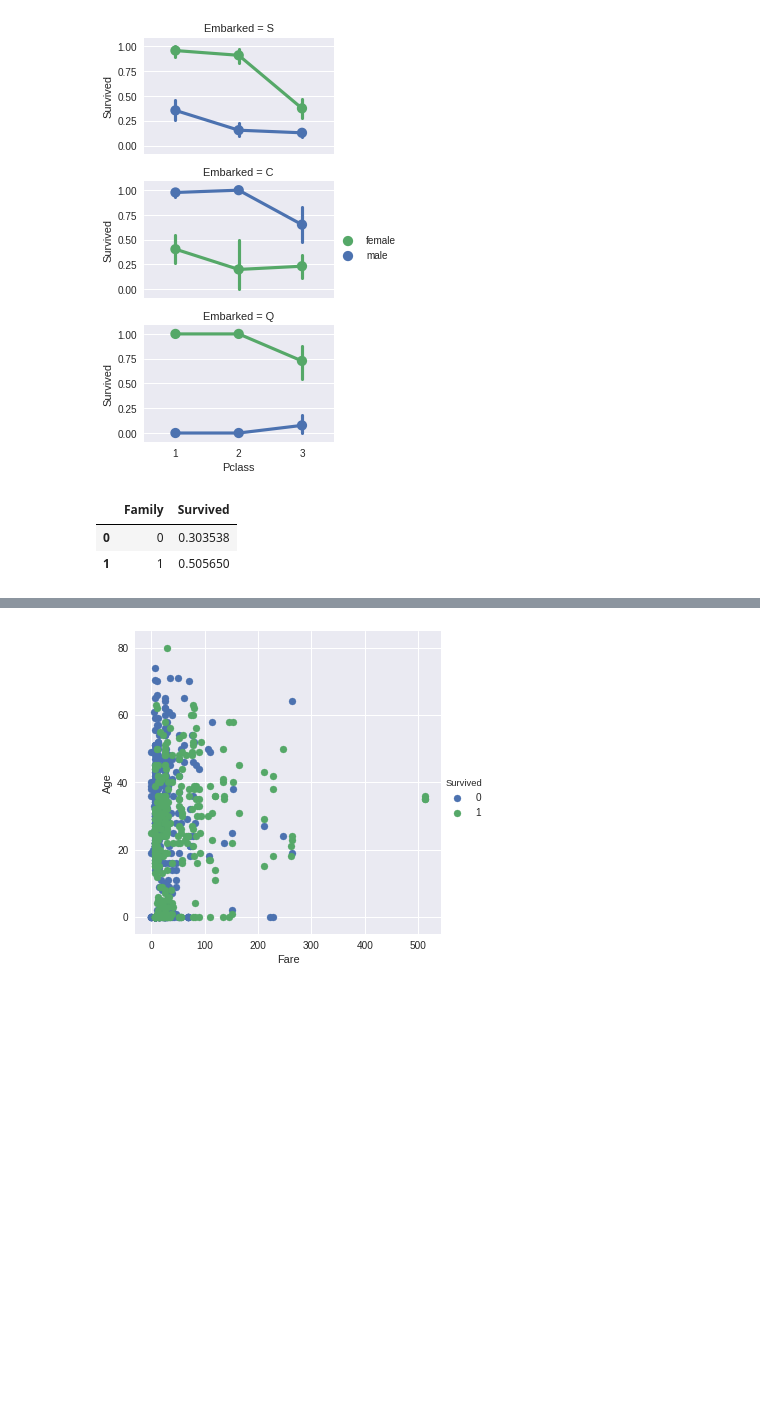
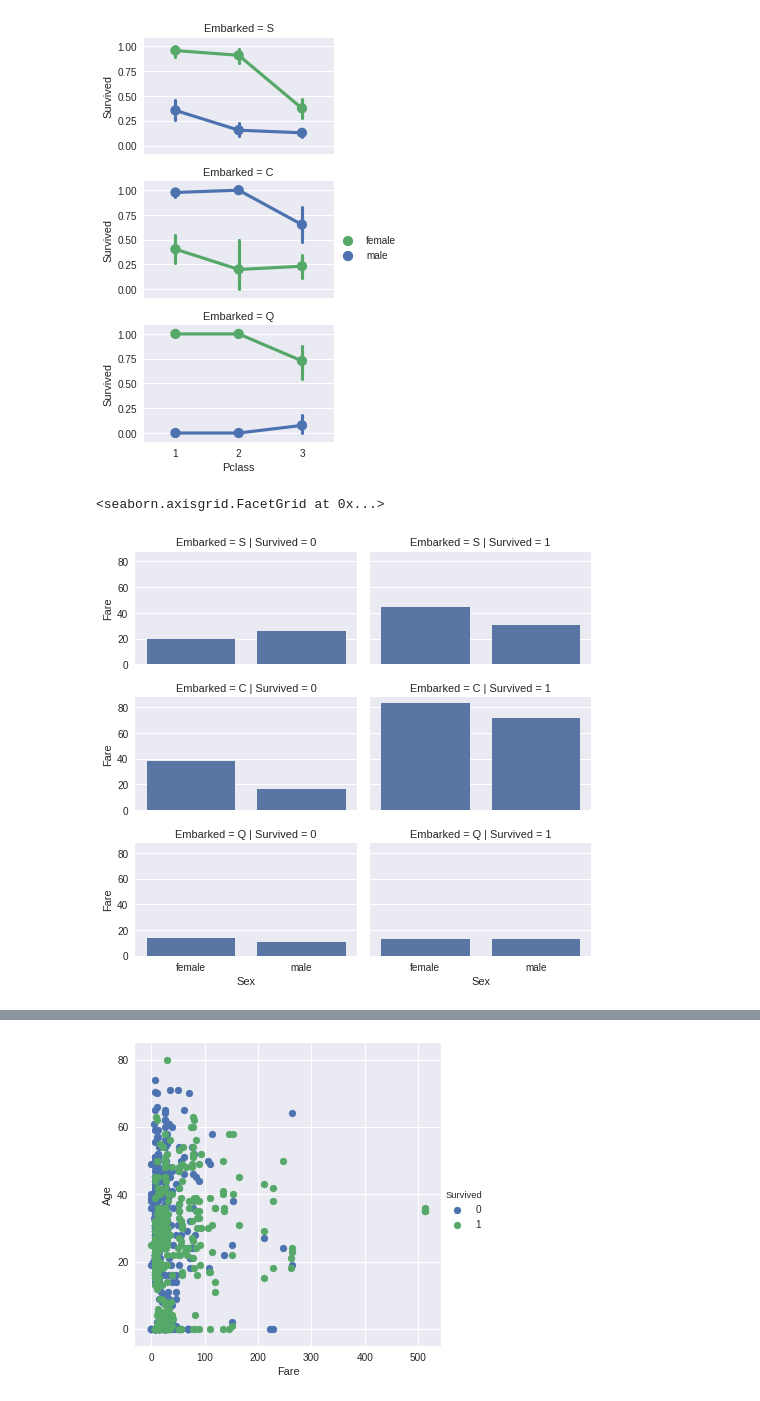
Before and after one commit to redman157/HocML, a Jupyter notebook: Titanic_1.ipynb, the cells around one changed output, grey strips where cells are left out. Cells and saved outputs as stored; diff of their text form; code cells hidden in the pictures; blank space fills up the shorter version.

```diff
--- a/Titanic_1.ipynb
+++ b/Titanic_1.ipynb
@@ -176,12 +176,13 @@ grid.add_legend()
 # %% [output]
 <seaborn.axisgrid.FacetGrid at 0x...>
 [figure]
-# %%
-feature_train[['Family', 'Survived']].groupby(['Family'], as_index = False).mean().sort_values(by = 'Survived',ascending= True)
-# %% [output]
-|  | Family | Survived |
-| 0 | 0 | 0.303538 |
-| 1 | 1 | 0.505650 |
+# %%
+grid = sns.FacetGrid(training, row='Embarked',col = 'Survived', size=2.2, aspect=1.6)
+grid.map(sns.barplot, 'Sex','Fare',ci = None)
+grid.add_legend()
+# %% [output]
+<seaborn.axisgrid.FacetGrid at 0x...>
+[figure, added]
 # %%
 training.describe(include = 'all')
 # %% [output]
```
